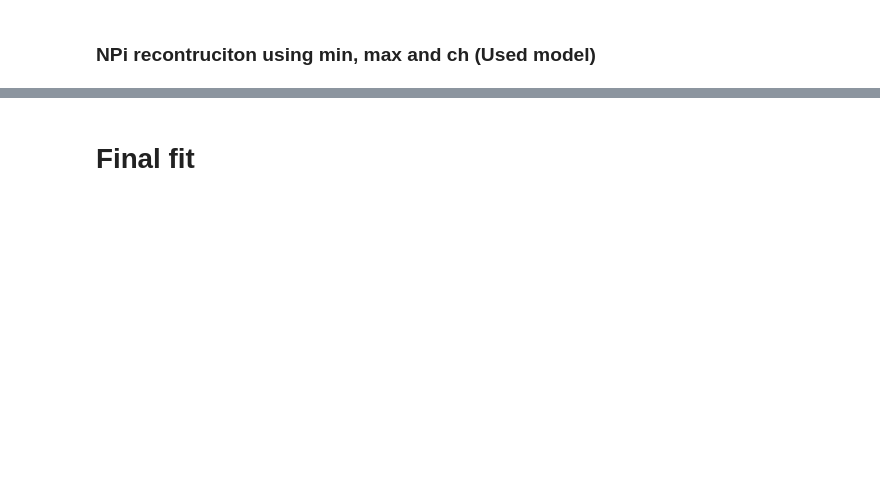
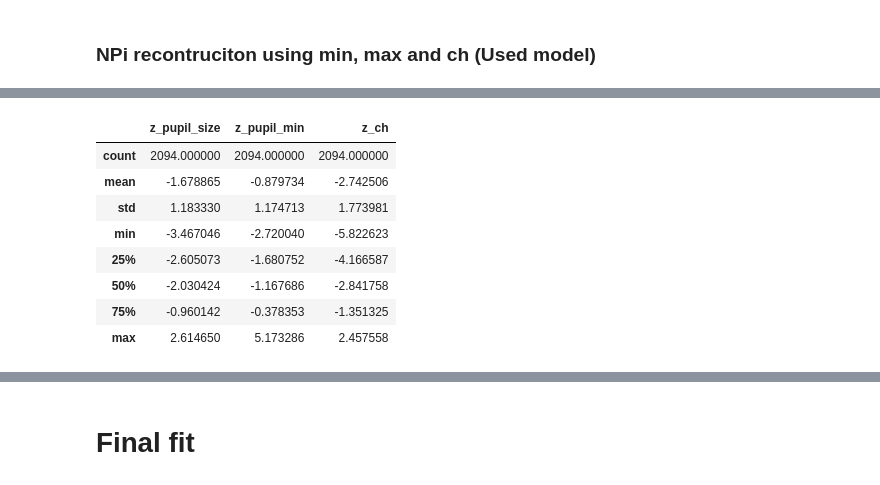
Before and after one commit to NK221088/Pupillometry_study, a Jupyter notebook: NPi/Weinan_and_Frederik/NPI_CV_minmaxch.ipynb, the cells around one changed output, grey strips where cells are left out. Cells and saved outputs as stored; diff of their text form; code cells hidden in the pictures; blank space fills up the shorter version.

```diff
--- a/NPi/Weinan_and_Frederik/NPI_CV_minmaxch.ipynb
+++ b/NPi/Weinan_and_Frederik/NPI_CV_minmaxch.ipynb
@@ -73,6 +58,18 @@ groups = df[GROUP].values
 
 
 X_trans = X.copy()
+# %%
+X_trans.describe()
+# %% [output]
+|  | z_pupil_size | z_pupil_min | z_ch |
+| count | 2094.000000 | 2094.000000 | 2094.000000 |
+| mean | -1.678865 | -0.879734 | -2.742506 |
+| std | 1.183330 | 1.174713 | 1.773981 |
+| min | -3.467046 | -2.720040 | -5.822623 |
+| 25% | -2.605073 | -1.680752 | -4.166587 |
+| 50% | -2.030424 | -1.167686 | -2.841758 |
+| 75% | -0.960142 | -0.378353 | -1.351325 |
+| max | 2.614650 | 5.173286 | 2.457558 |
 # %%
 # Models used
 
```
Also changed, not shown: parts of 15 cells of this notebook, 7 other files.
